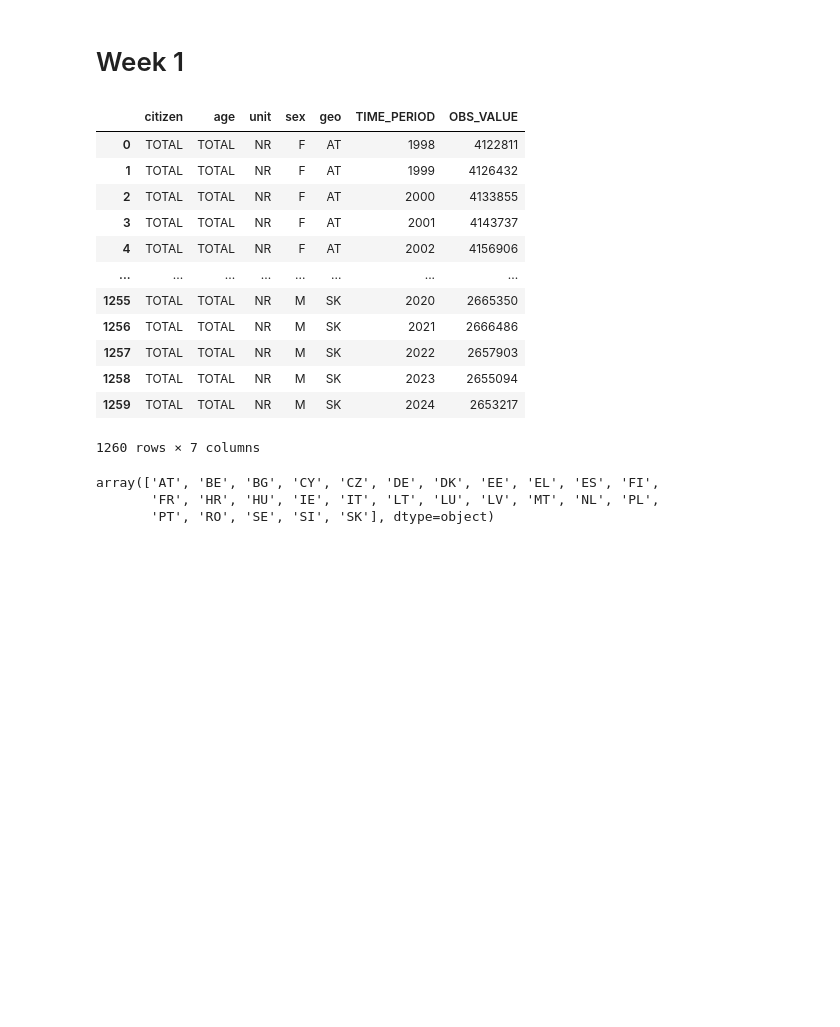
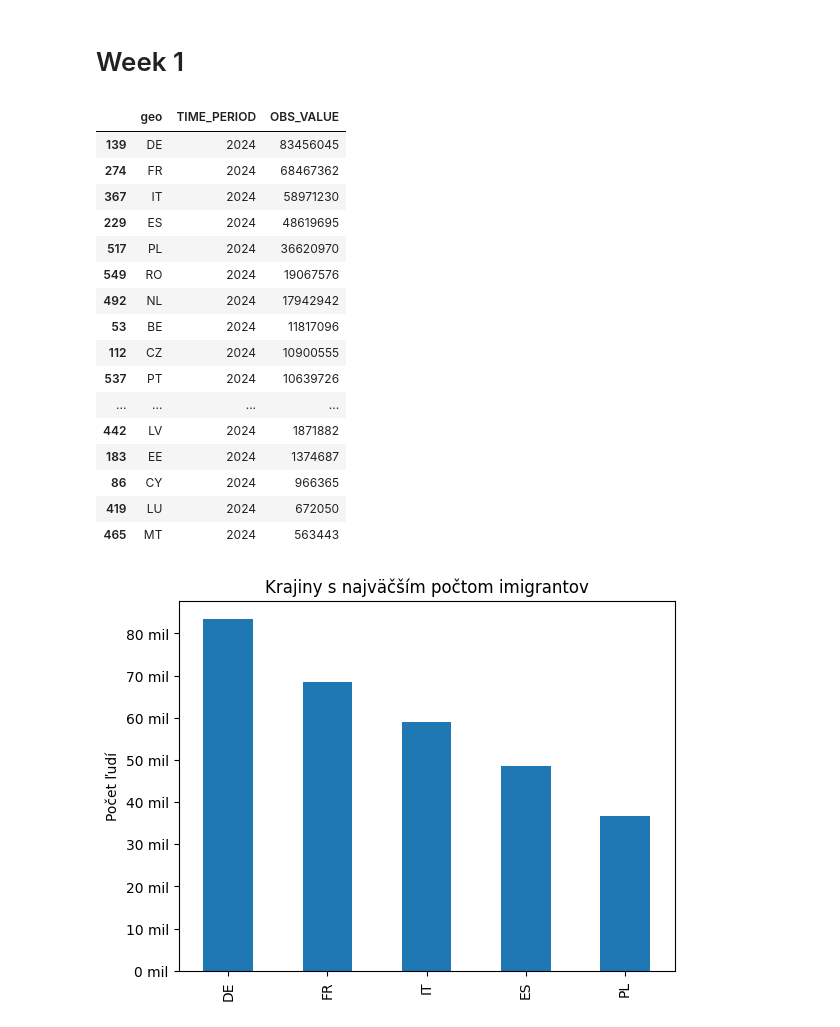
Before and after one commit to loveBeatles/datavis_project, a Jupyter notebook: group_project.ipynb, the cells around one changed output. Drawn from its saved outputs; the diff is of its cells as text; code cells hidden in the pictures; blank space fills up the shorter version.

Commit message:
NumberImmigratesGraph

```diff
--- a/group_project.ipynb
+++ b/group_project.ipynb
@@ -25,26 +25,39 @@ ModuleNotFoundError: No module named 'geoplot'
 # %%
 url = "https://raw.githubusercontent.com/loveBeatles/datavis_project/main/data/GeneralEU1.csv"
 
 # Чтение CSV файла
 df = pd.read_csv(url).drop(['STRUCTURE','STRUCTURE_ID', 'CONF_STATUS', 'OBS_FLAG', 'freq'], axis=1)
 
 # Отображаем данные
-display(df)
-df['geo'].unique()
+df_without_genders = df.groupby(['geo', 'TIME_PERIOD'])['OBS_VALUE'].sum().reset_index()
+df_sorted_by_number_immigrates = df_without_genders[df_without_genders['TIME_PERIOD'] == 2024].sort_values(by="OBS_VALUE", ascending=False)
+display(df_sorted_by_number_immigrates)
+plot_for_number_immigrates = df_sorted_by_number_immigrates[:5].plot(x='geo',
+                                                                     y='OBS_VALUE',
+                                                                     kind='bar',
+                                                                     ylabel='Počet ľudí',
+                                                                     xlabel='',
+                                                                     title='Krajiny s najväčším počtom imigrantov',
+                                                                     legend=False)
+plot_for_number_immigrates.ticklabel_format(style='plain', axis='y')
+plot_for_number_immigrates.yaxis.set_major_formatter(plt.FuncFormatter(lambda x, _: f"{x/1_000_000:g} mil"))
+#sns.barplot(data=df_sorted_by_number_immigrates[:5], x='OBS_VALUE', y='geo')
 # %% [output]
-|  | citizen | age | unit | sex | geo | TIME_PERIOD | OBS_VALUE |
-| 0 | TOTAL | TOTAL | NR | F | AT | 1998 | 4122811 |
-| 1 | TOTAL | TOTAL | NR | F | AT | 1999 | 4126432 |
-| 2 | TOTAL | TOTAL | NR | F | AT | 2000 | 4133855 |
-| 3 | TOTAL | TOTAL | NR | F | AT | 2001 | 4143737 |
-| 4 | TOTAL | TOTAL | NR | F | AT | 2002 | 4156906 |
-| ... | ... | ... | ... | ... | ... | ... | ... |
-| 1255 | TOTAL | TOTAL | NR | M | SK | 2020 | 2665350 |
-| 1256 | TOTAL | TOTAL | NR | M | SK | 2021 | 2666486 |
-| 1257 | TOTAL | TOTAL | NR | M | SK | 2022 | 2657903 |
-| 1258 | TOTAL | TOTAL | NR | M | SK | 2023 | 2655094 |
-| 1259 | TOTAL | TOTAL | NR | M | SK | 2024 | 2653217 |
+|  | geo | TIME_PERIOD | OBS_VALUE |
+| 139 | DE | 2024 | 83456045 |
+| 274 | FR | 2024 | 68467362 |
+| 367 | IT | 2024 | 58971230 |
+| 229 | ES | 2024 | 48619695 |
+| 517 | PL | 2024 | 36620970 |
+| 549 | RO | 2024 | 19067576 |
+| 492 | NL | 2024 | 17942942 |
+| 53 | BE | 2024 | 11817096 |
+| 112 | CZ | 2024 | 10900555 |
+| 537 | PT | 2024 | 10639726 |
+| ... | ... | ... | ... |
+| 442 | LV | 2024 | 1871882 |
+| 183 | EE | 2024 | 1374687 |
+| 86 | CY | 2024 | 966365 |
+| 419 | LU | 2024 | 672050 |
+| 465 | MT | 2024 | 563443 |
-1260 rows × 7 columns
-array(['AT', 'BE', 'BG', 'CY', 'CZ', 'DE', 'DK', 'EE', 'EL', 'ES', 'FI',
-       'FR', 'HR', 'HU', 'IE', 'IT', 'LT', 'LU', 'LV', 'MT', 'NL', 'PL',
-       'PT', 'RO', 'SE', 'SI', 'SK'], dtype=object)
+[figure, added]
```
